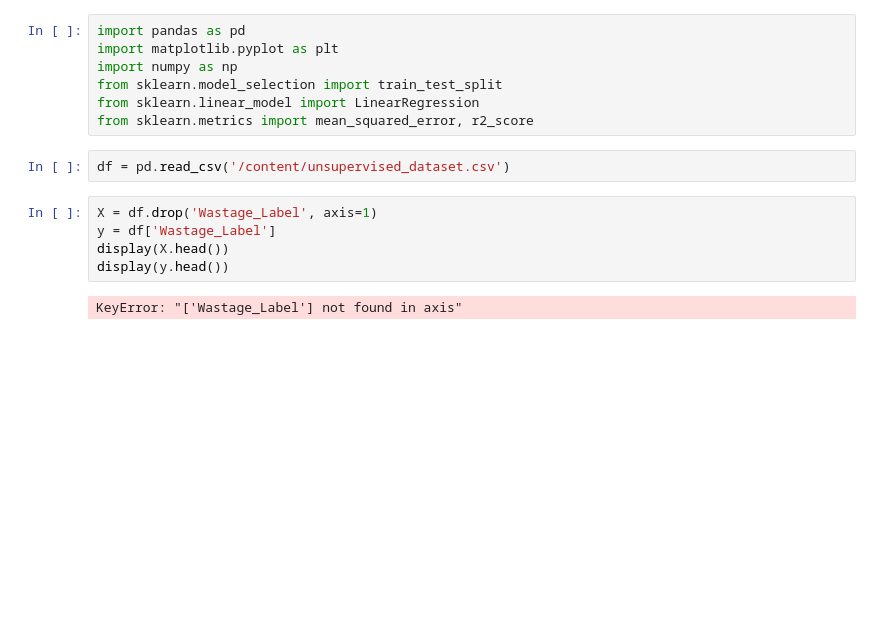
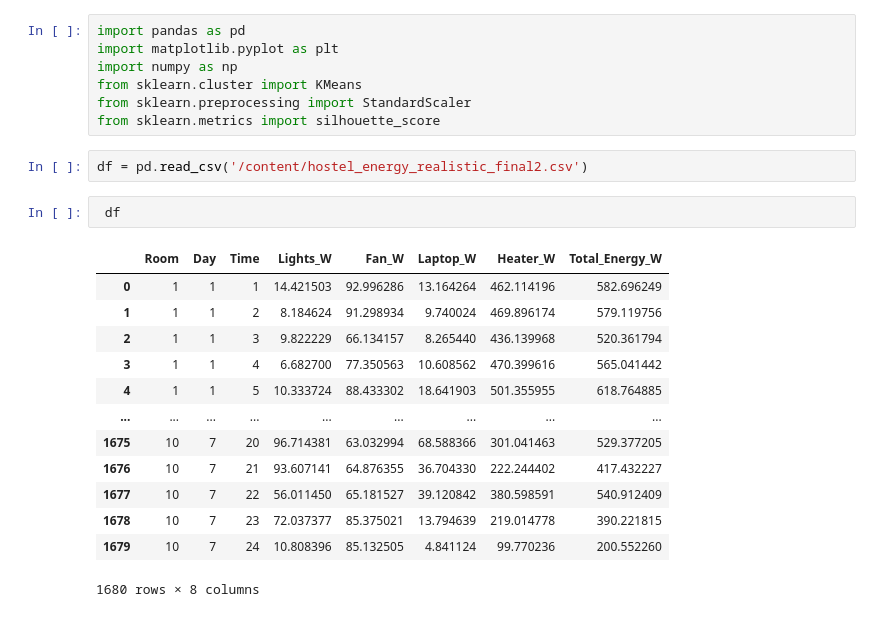
Before and after one commit to janhavi-lab/GreenTechi, a Jupyter notebook: Electricity.ipynb, the cells around one changed output. Saved outputs shown, nothing was run; the diff lists cells and outputs as text; blank space fills up the shorter version.

```diff
--- a/Electricity.ipynb
+++ b/Electricity.ipynb
@@ -4,15 +4,24 @@
 import pandas as pd
 import matplotlib.pyplot as plt
 import numpy as np
-from sklearn.model_selection import train_test_split
-from sklearn.linear_model import LinearRegression
-from sklearn.metrics import mean_squared_error, r2_score
+from sklearn.cluster import KMeans
+from sklearn.preprocessing import StandardScaler
+from sklearn.metrics import silhouette_score
 # %%
-df = pd.read_csv('/content/unsupervised_dataset.csv')
+df = pd.read_csv('/content/hostel_energy_realistic_final2.csv')
-# %%
-X = df.drop('Wastage_Label', axis=1)
-y = df['Wastage_Label']
-display(X.head())
-display(y.head())
-# %% [output]
-KeyError: "['Wastage_Label'] not found in axis"
+# %%
+ df
+# %% [output]
+|  | Room | Day | Time | Lights_W | Fan_W | Laptop_W | Heater_W | Total_Energy_W |
+| 0 | 1 | 1 | 1 | 14.421503 | 92.996286 | 13.164264 | 462.114196 | 582.696249 |
+| 1 | 1 | 1 | 2 | 8.184624 | 91.298934 | 9.740024 | 469.896174 | 579.119756 |
+| 2 | 1 | 1 | 3 | 9.822229 | 66.134157 | 8.265440 | 436.139968 | 520.361794 |
+| 3 | 1 | 1 | 4 | 6.682700 | 77.350563 | 10.608562 | 470.399616 | 565.041442 |
+| 4 | 1 | 1 | 5 | 10.333724 | 88.433302 | 18.641903 | 501.355955 | 618.764885 |
+| ... | ... | ... | ... | ... | ... | ... | ... | ... |
+| 1675 | 10 | 7 | 20 | 96.714381 | 63.032994 | 68.588366 | 301.041463 | 529.377205 |
+| 1676 | 10 | 7 | 21 | 93.607141 | 64.876355 | 36.704330 | 222.244402 | 417.432227 |
+| 1677 | 10 | 7 | 22 | 56.011450 | 65.181527 | 39.120842 | 380.598591 | 540.912409 |
+| 1678 | 10 | 7 | 23 | 72.037377 | 85.375021 | 13.794639 | 219.014778 | 390.221815 |
+| 1679 | 10 | 7 | 24 | 10.808396 | 85.132505 | 4.841124 | 99.770236 | 200.552260 |
+1680 rows × 8 columns
```
Also changed, not shown: parts of 65 cells of this notebook.
